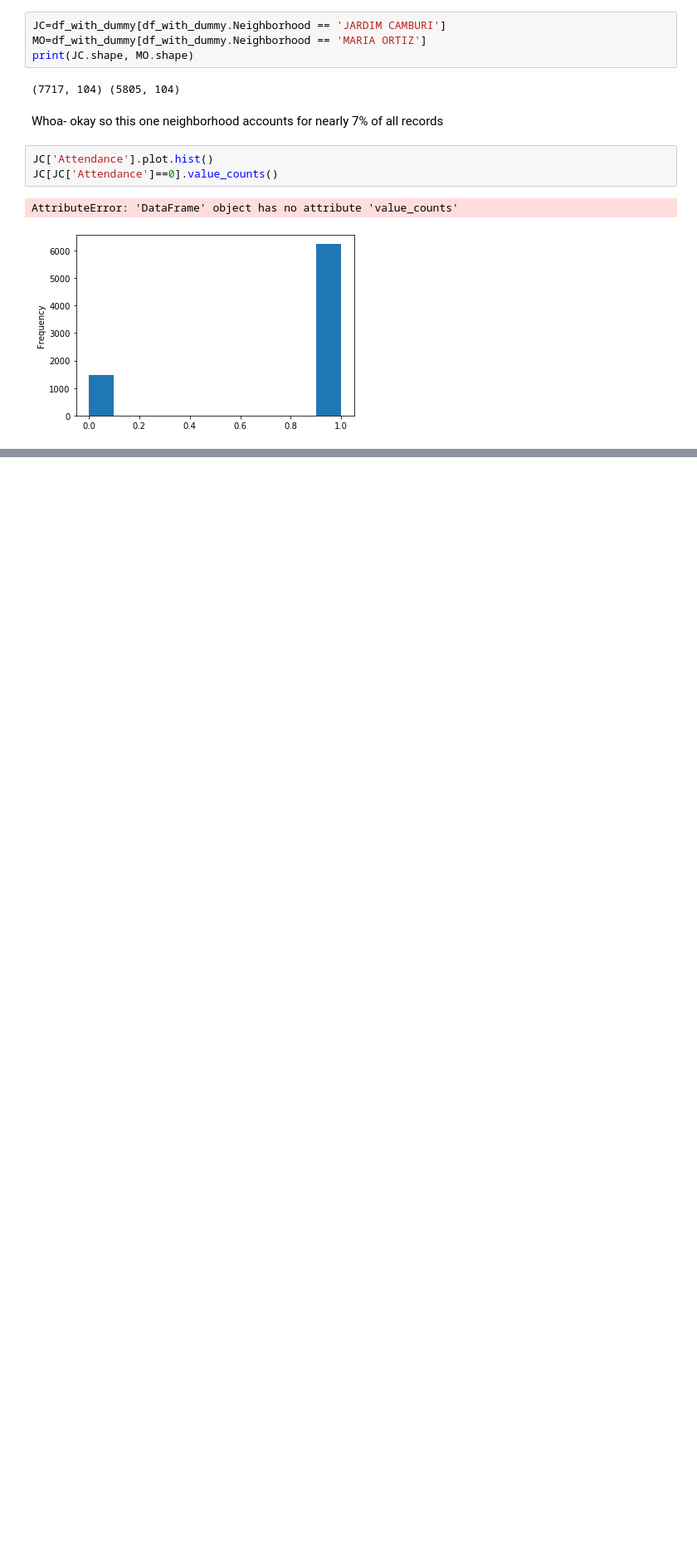
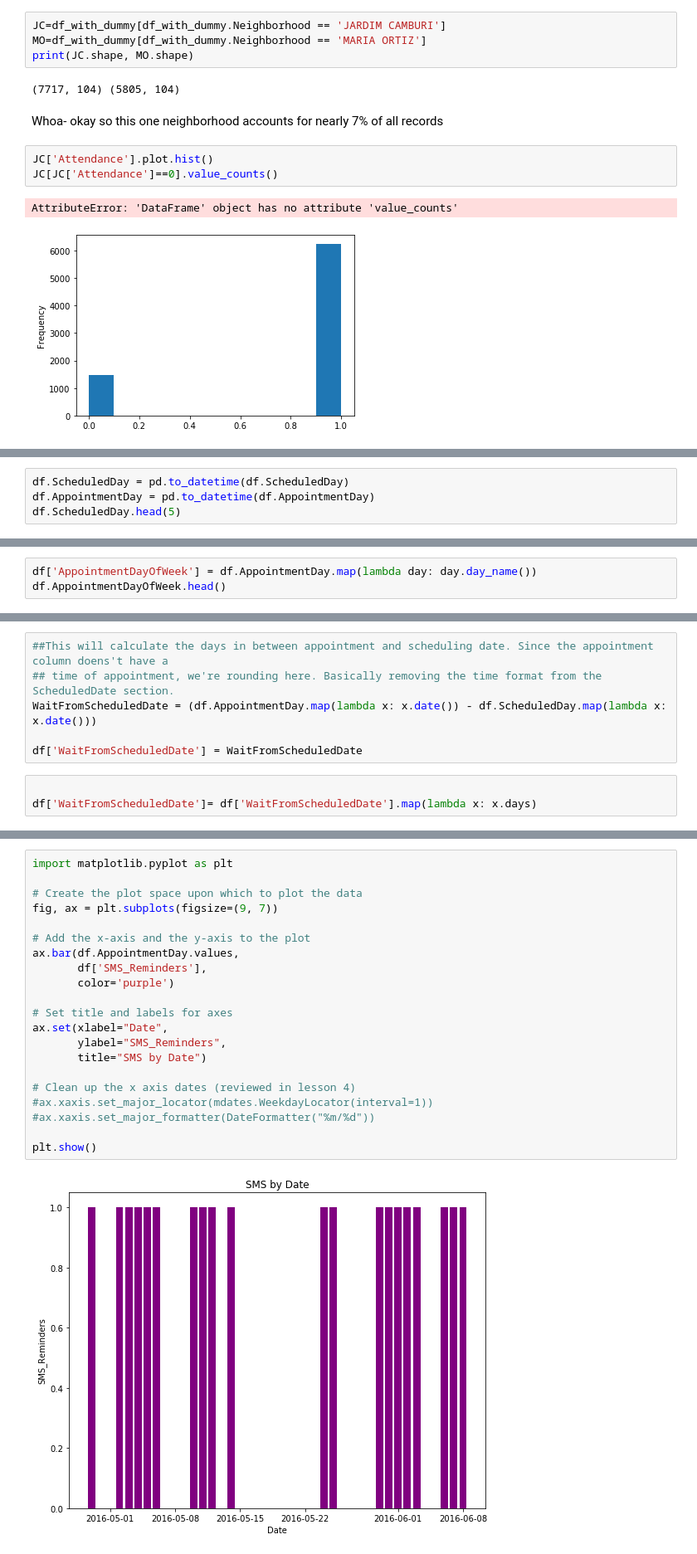
Before and after one commit to JordanPhilipMeyer/PatientNoShow, a Jupyter notebook: PredictNoShow.ipynb, the cells around one changed output, grey strips where cells are left out. Shown at 83% size. Drawn from its saved outputs; the diff is of its cells as text; blank space fills up the shorter version.

```diff
--- a/PredictNoShow.ipynb
+++ b/PredictNoShow.ipynb
@@ -1440,0 +1468,4 @@ dtype: float64
+# %%
+df.ScheduledDay = pd.to_datetime(df.ScheduledDay)
+df.AppointmentDay = pd.to_datetime(df.AppointmentDay)
+df.ScheduledDay.head(5)
@@ -1440,0 +1481,3 @@ dtype: float64
+# %%
+df['AppointmentDayOfWeek'] = df.AppointmentDay.map(lambda day: day.day_name())
+df.AppointmentDayOfWeek.head()
@@ -1440,0 +1499,9 @@ dtype: float64
+# %%
+##This will calculate the days in between appointment and scheduling date. Since the appointment column doens't have a
+## time of appointment, we're rounding here. Basically removing the time format from the ScheduledDate section.
+WaitFromScheduledDate = (df.AppointmentDay.map(lambda x: x.date()) - df.ScheduledDay.map(lambda x: x.date()))
+
+df['WaitFromScheduledDate'] = WaitFromScheduledDate
+# %%
+
+df['WaitFromScheduledDate']= df['WaitFromScheduledDate'].map(lambda x: x.days)
@@ -1440,0 +1576,23 @@ dtype: float64
+# %%
+import matplotlib.pyplot as plt
+
+# Create the plot space upon which to plot the data
+fig, ax = plt.subplots(figsize=(9, 7))
+
+# Add the x-axis and the y-axis to the plot
+ax.bar(df.AppointmentDay.values,
+       df['SMS_Reminders'],
+       color='purple')
+
+# Set title and labels for axes
+ax.set(xlabel="Date",
+       ylabel="SMS_Reminders",
+       title="SMS by Date")
+
+# Clean up the x axis dates (reviewed in lesson 4)
+#ax.xaxis.set_major_locator(mdates.WeekdayLocator(interval=1))
+#ax.xaxis.set_major_formatter(DateFormatter("%m/%d"))
+
+plt.show()
+# %% [output]
+[figure, added]
```
Also changed, not shown: parts of 59 cells of this notebook.
